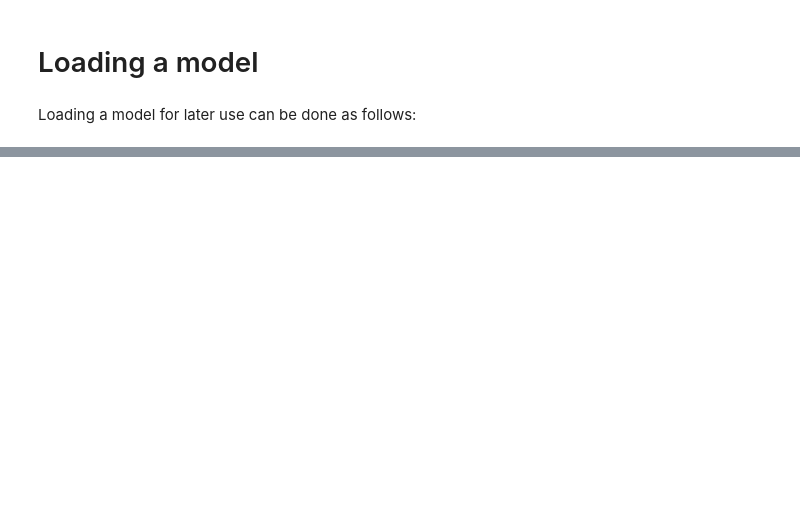
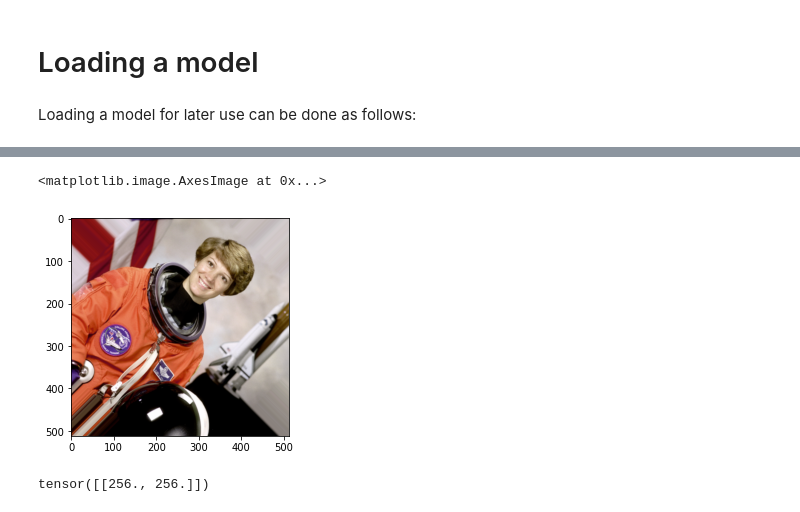
Before and after one commit to BDdeVos/TorchIR, a Jupyter notebook: MNIST Example.ipynb, the cells around one changed output, grey strips where cells are left out. Drawn from its saved outputs; the diff is of its cells as text; code cells hidden in the pictures; blank space fills up the shorter version.

```diff
--- a/MNIST Example.ipynb
+++ b/MNIST Example.ipynb
@@ -376,0 +476,12 @@ model.load_state_dict(torch.load(DEST_DIR / 'mnist_dlir_affine_8_4.ckpt')['state
+# %%
+plt.imshow(y.squeeze().movedim(0,-1))
+# %% [output]
+<matplotlib.image.AxesImage at 0x...>
+[figure, added]
+# %%
+torch.tensor(x.shape[2:],
+             dtype=torch.float32,
+             device=x.device,
+            )[None] / 2.
+# %% [output]
+tensor([[256., 256.]])
```
Also changed, not shown: parts of 22 cells of this notebook, 2 other files.
